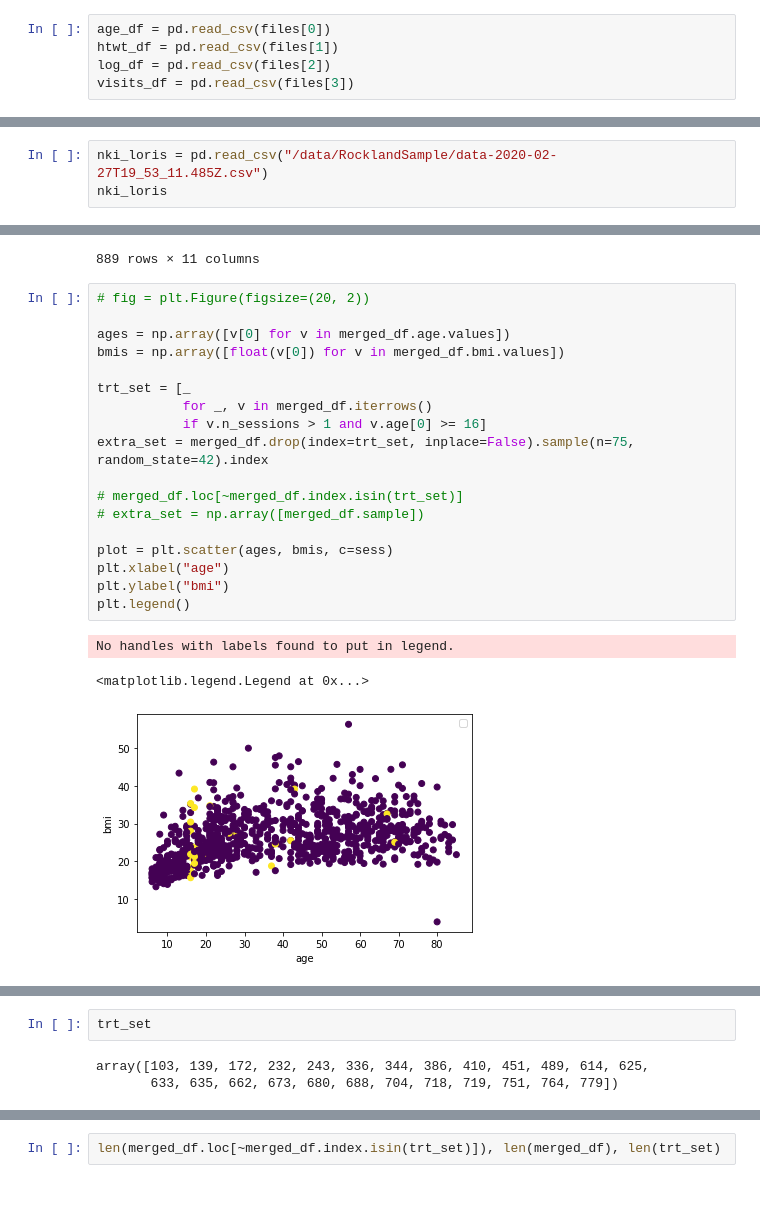
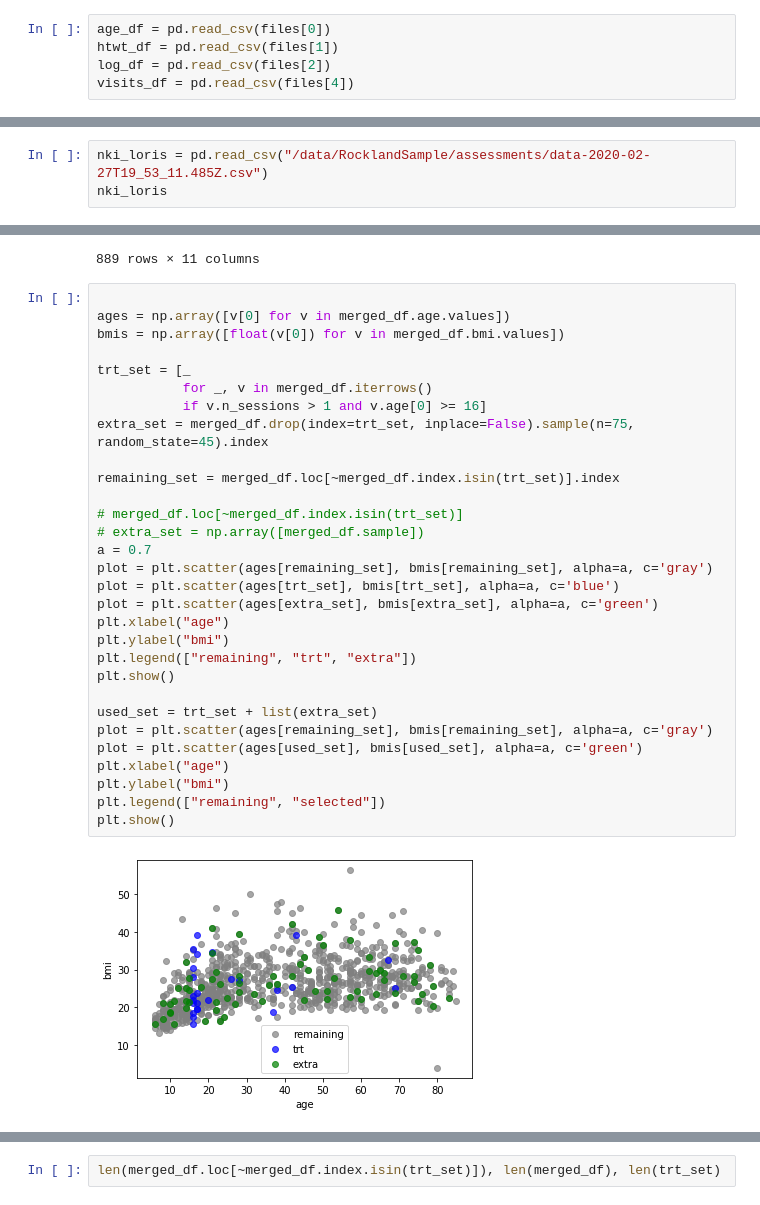
Before and after one commit to gkiar/stability, a Jupyter notebook: code/qc/filter_nki_rs.ipynb, the cells around one changed output, grey strips where cells are left out. Drawn from its saved outputs; the diff is of its cells as text.

```diff
--- a/code/qc/filter_nki_rs.ipynb
+++ b/code/qc/filter_nki_rs.ipynb
@@ -19,7 +21,7 @@ files
 age_df = pd.read_csv(files[0])
 htwt_df = pd.read_csv(files[1])
 log_df = pd.read_csv(files[2])
-visits_df = pd.read_csv(files[3])
+visits_df = pd.read_csv(files[4])
 # %%
 multi_df = pd.DataFrame(columns=["Anonymized ID", "Study Codes", "Visit Codes", "DWI and T1w"])
 count = 0
@@ -102,5 +118,5 @@ df
 # %%
-nki_loris = pd.read_csv("/data/RocklandSample/data-2020-02-27T19_53_11.485Z.csv")
+nki_loris = pd.read_csv("/data/RocklandSample/assessments/data-2020-02-27T19_53_11.485Z.csv")
 nki_loris
 # %% [output]
 |  | Identifiers | calculated_age | age | sex | studies | ht_cm | wt_kg | bmi | pulse |
@@ -151,24 +167,34 @@ merged_df
 | 888 | A00074000 | [NFBA] | 1 | [1, 1, 1, 1, 1] | [30.923287671233002] | [30.0] | [1] | [173] | [101] | [33.746533462528] | ... |
 889 rows × 11 columns
 # %%
-# fig = plt.Figure(figsize=(20, 2))
 
 ages = np.array([v[0] for v in merged_df.age.values])
 bmis = np.array([float(v[0]) for v in merged_df.bmi.values])
 
 trt_set = [_
            for _, v in merged_df.iterrows()
            if v.n_sessions > 1 and v.age[0] >= 16]
-extra_set = merged_df.drop(index=trt_set, inplace=False).sample(n=75, random_state=42).index
+extra_set = merged_df.drop(index=trt_set, inplace=False).sample(n=75, random_state=45).index
+
+remaining_set = merged_df.loc[~merged_df.index.isin(trt_set)].index
 
 # merged_df.loc[~merged_df.index.isin(trt_set)]
 # extra_set = np.array([merged_df.sample])
-
-plot = plt.scatter(ages, bmis, c=sess)
+a = 0.7
+plot = plt.scatter(ages[remaining_set], bmis[remaining_set], alpha=a, c='gray')
+plot = plt.scatter(ages[trt_set], bmis[trt_set], alpha=a, c='blue')
+plot = plt.scatter(ages[extra_set], bmis[extra_set], alpha=a, c='green')
 plt.xlabel("age")
 plt.ylabel("bmi")
-plt.legend()
+plt.legend(["remaining", "trt", "extra"])
+plt.show()
+
+used_set = trt_set + list(extra_set)
+plot = plt.scatter(ages[remaining_set], bmis[remaining_set], alpha=a, c='gray')
+plot = plt.scatter(ages[used_set], bmis[used_set], alpha=a, c='green')
+plt.xlabel("age")
+plt.ylabel("bmi")
+plt.legend(["remaining", "selected"])
+plt.show()
 # %% [output]
-No handles with labels found to put in legend.
-<matplotlib.legend.Legend at 0x...>
-[figure, old version]
+[figure, new version]
@@ -175,5 +201,0 @@ No handles with labels found to put in legend.
-# %%
-trt_set
-# %% [output]
-array([103, 139, 172, 232, 243, 336, 344, 386, 410, 451, 489, 614, 625,
-       633, 635, 662, 673, 680, 688, 704, 718, 719, 751, 764, 779])
```
Also changed, not shown: parts of 6 cells of this notebook.
